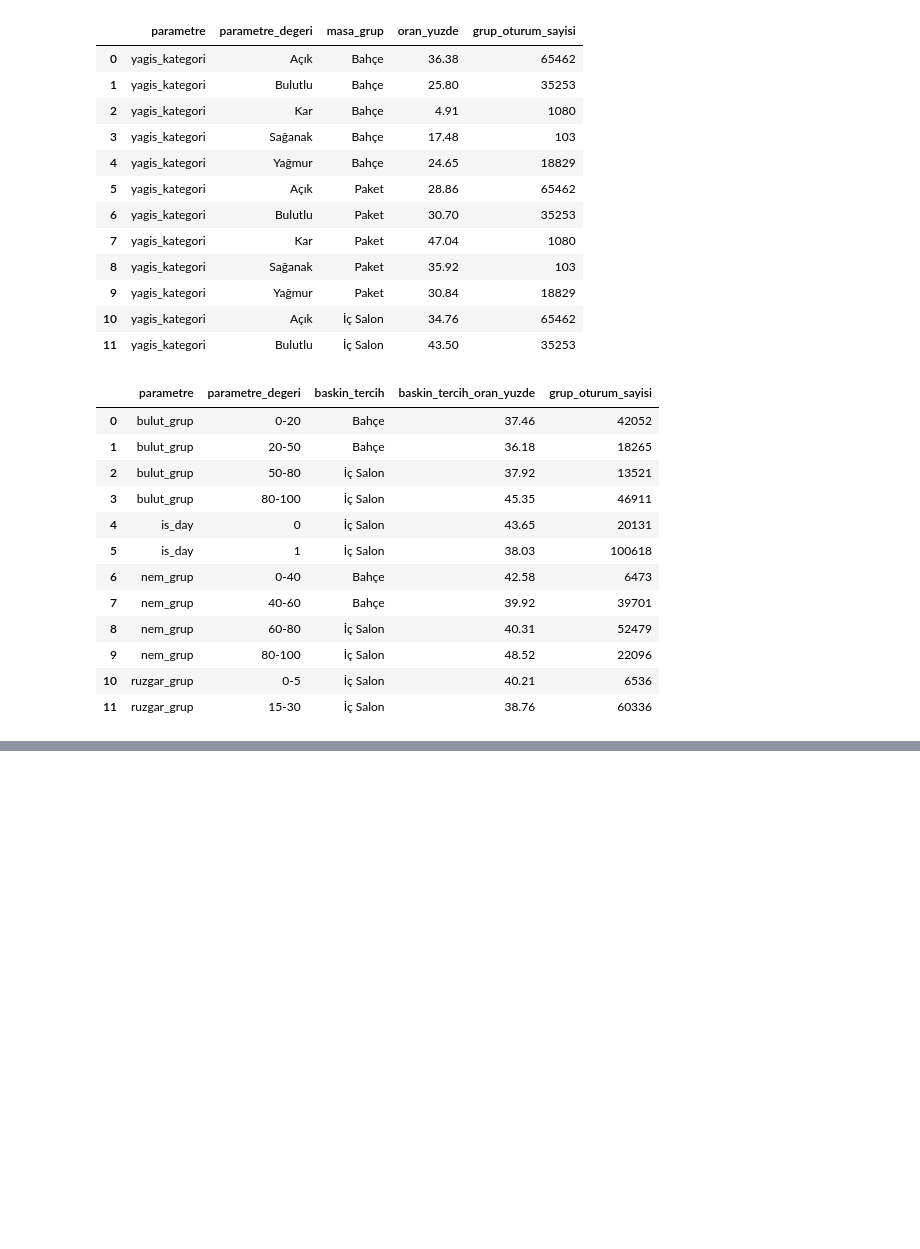
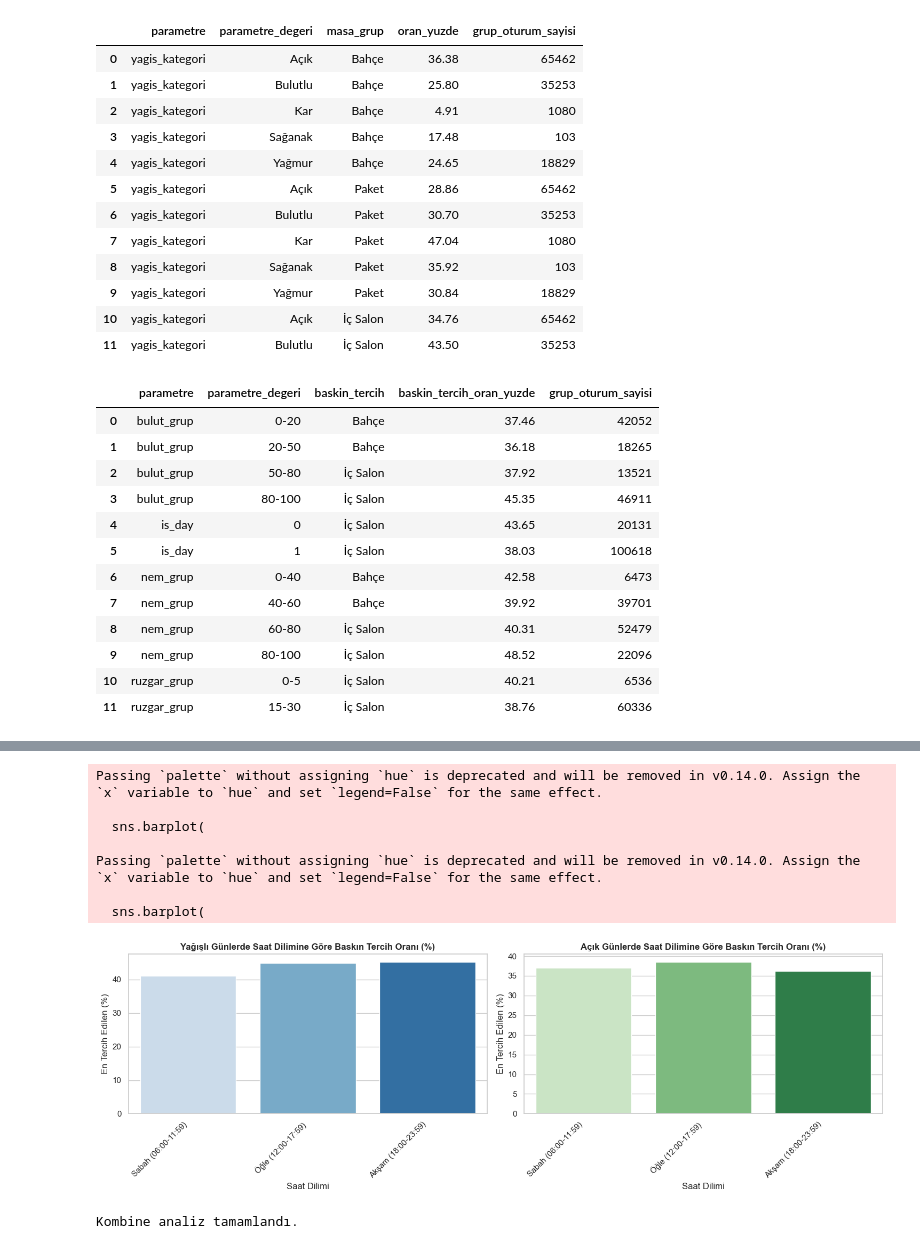
Before and after one commit to busragmsy/IoBDataAnalysis, a Jupyter notebook: musteri_tercihi_hava_2021_sonrasi.ipynb, the cells around one changed output, grey strips where cells are left out. Cells and saved outputs as stored; diff of their text form; code cells hidden in the pictures; blank space fills up the shorter version.

Commit message:
Kendi yerel analizlerimi kaydettim

```diff
--- a/musteri_tercihi_hava_2021_sonrasi.ipynb
+++ b/musteri_tercihi_hava_2021_sonrasi.ipynb
@@ -476,0 +849,68 @@ Tek dosya cikti: Outputs\Musteri_tercihi_hava_2021_cikti\parametre_tabanli_grupl
+# %%
+
+# Bonus: Saat Dilimi x Hava Durumu Kombinasyonu
+
+print('=== SAAT DİLİMİ x HAVA DURUMU KOMBİNASYONU (YAĞIŞLI vs AÇIK) ===\n')
+
+# Yağışlı vs açık hava
+if 'yagis_var' in df.columns:
+    # Saat dilimi ve yağış durumuna göre tercih oranları
+    combined_analysis = []
+
+    for dilim in saat_dilim_sirasi:
+        for yagis_durumu in [0, 1]:
+            subset = df[(df['saat_dilimi'] == dilim) & (df['yagis_var'] == yagis_durumu)]
+
+            if len(subset) > 0:
+                tercihler = subset['masa_grup'].value_counts()
+                toplam = len(subset)
+
+                yagis_label = 'Yağışlı' if yagis_durumu == 1 else 'Açık'
+
+                combined_analysis.append({
+                    'saat_dilimi': dilim,
+                    'hava_durumu': yagis_label,
+                    'oturum_sayisi': toplam,
+                    'en_tercih_edilen': tercihler.index[0] if len(tercihler) > 0 else 'N/A',
+                    'en_tercih_oran_yuzde': round(tercihler.iloc[0] / toplam * 100, 2) if len(tercihler) > 0 else 0
+                })
+
+    combined_df = pd.DataFrame(combined_analysis)
+    print(combined_df.to_string(index=False))
+
+    # Görselleştir
+    fig, axes = plt.subplots(1, 2, figsize=(15, 5))
+
+    # Sol: Yağışlı günler
+    yagisli_data = combined_df[combined_df['hava_durumu'] == 'Yağışlı']
+    sns.barplot(
+        data=yagisli_data,
+        x='saat_dilimi',
+        y='en_tercih_oran_yuzde',
+        ax=axes[0],
+        palette='Blues'
+    )
+    axes[0].set_title('Yağışlı Günlerde Saat Dilimine Göre Baskın Tercih Oranı (%)', fontsize=12, fontweight='bold')
+    axes[0].set_xticklabels(axes[0].get_xticklabels(), rotation=45, ha='right')
+    axes[0].set_xlabel('Saat Dilimi')
+    axes[0].set_ylabel('En Tercih Edilen (%)')
+
+    # Sağ: Açık günler
+    acik_data = combined_df[combined_df['hava_durumu'] == 'Açık']
+    sns.barplot(
+        data=acik_data,
+        x='saat_dilimi',
+        y='en_tercih_oran_yuzde',
+        ax=axes[1],
+        palette='Greens'
+    )
+    axes[1].set_title('Açık Günlerde Saat Dilimine Göre Baskın Tercih Oranı (%)', fontsize=12, fontweight='bold')
+    axes[1].set_xticklabels(axes[1].get_xticklabels(), rotation=45, ha='right')
+    axes[1].set_xlabel('Saat Dilimi')
+    axes[1].set_ylabel('En Tercih Edilen (%)')
+
+    plt.tight_layout()
+    plt.show()
+
+    print('\nKombine analiz tamamlandı.')
+# %% [output]
@@ -476,0 +926,9 @@ Tek dosya cikti: Outputs\Musteri_tercihi_hava_2021_cikti\parametre_tabanli_grupl
+Passing `palette` without assigning `hue` is deprecated and will be removed in v0.14.0. Assign the `x` variable to `hue` and set `legend=False` for the same effect.
+
+  sns.barplot(
+
+Passing `palette` without assigning `hue` is deprecated and will be removed in v0.14.0. Assign the `x` variable to `hue` and set `legend=False` for the same effect.
+
+  sns.barplot(
+[figure, added]
+Kombine analiz tamamlandı.
```
Also changed, not shown: parts of 13 cells of this notebook, 5 other files.
